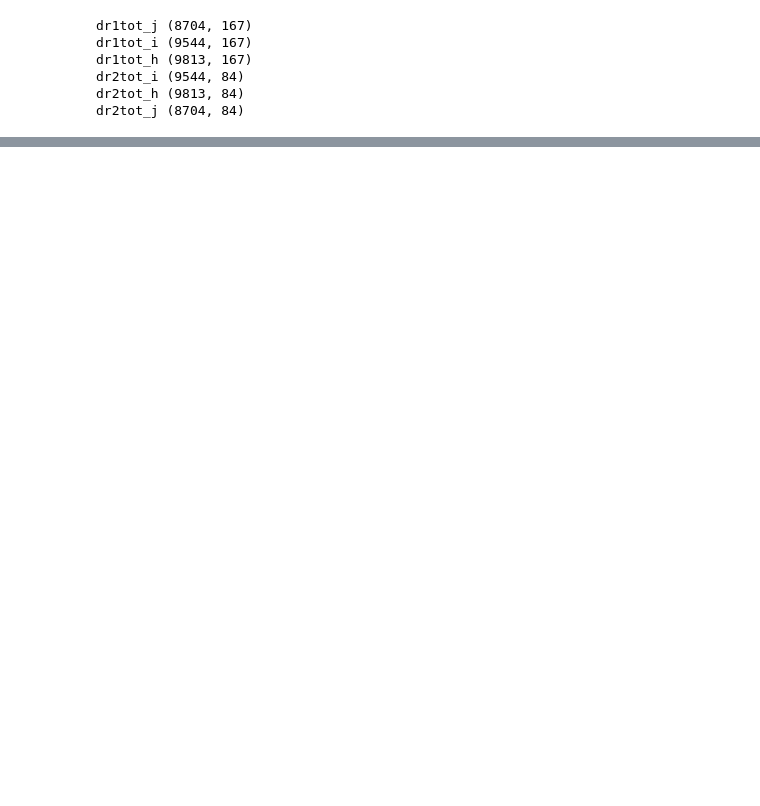
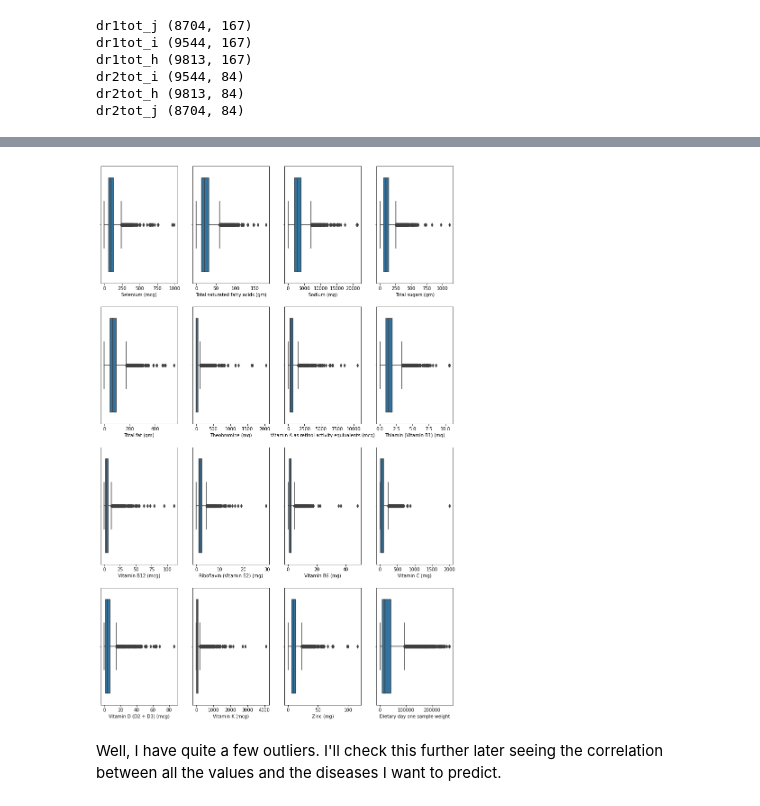
Before and after one commit to Jasc94/thebridge, a Jupyter notebook: 0_Project_ML/notebooks/exp_dietary.ipynb, the cells around one changed output, grey strips where cells are left out. Drawn from its saved outputs; the diff is of its cells as text; code cells hidden in the pictures; blank space fills up the shorter version.

```diff
--- a/0_Project_ML/notebooks/exp_dietary.ipynb
+++ b/0_Project_ML/notebooks/exp_dietary.ipynb
@@ -62,0 +103,7 @@ dr2tot_h
+# %%
+vi.multi_axes_plotter(dietary_dfs_2["dr1tot_h"].iloc[:, 30:46], 4, "box", (14, 22), variable_names)
+plt.show()
+# %% [output]
+[figure, added]
+# %% [markdown]
+Well, I have quite a few outliers. I'll check this further later seeing the correlation between all the values and the diseases I want to predict.
```
Also changed, not shown: parts of 12 cells of this notebook, 5 other files.
